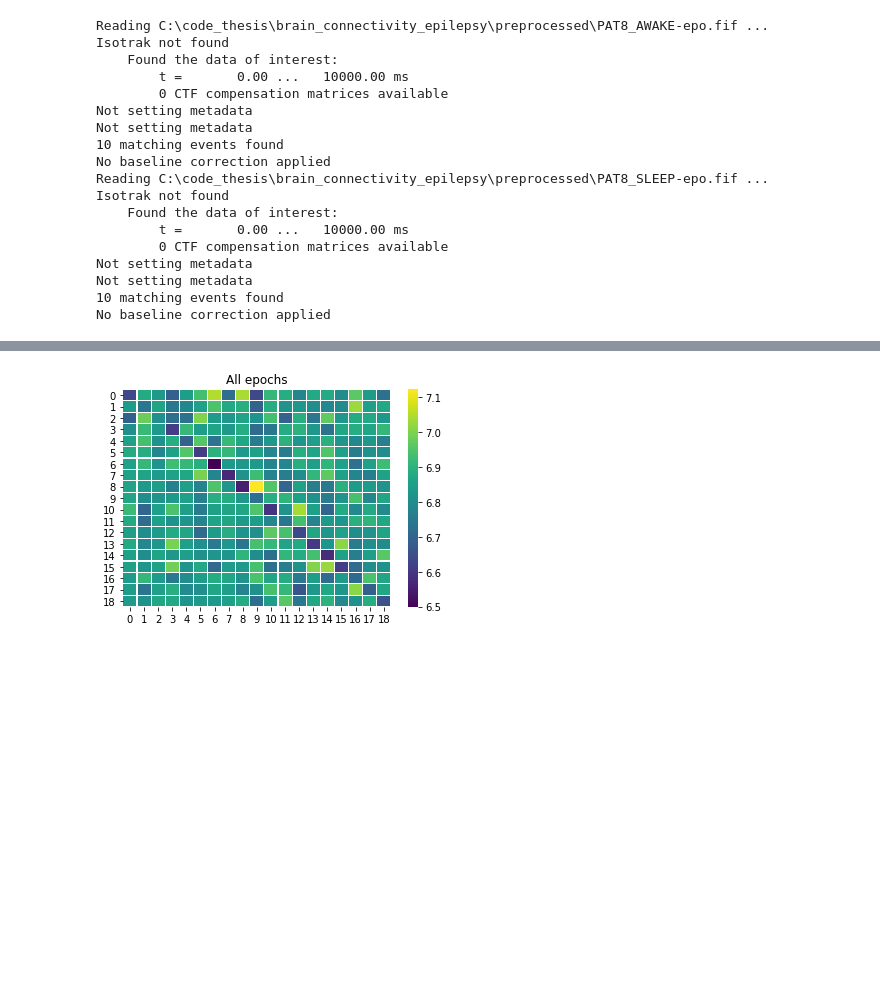
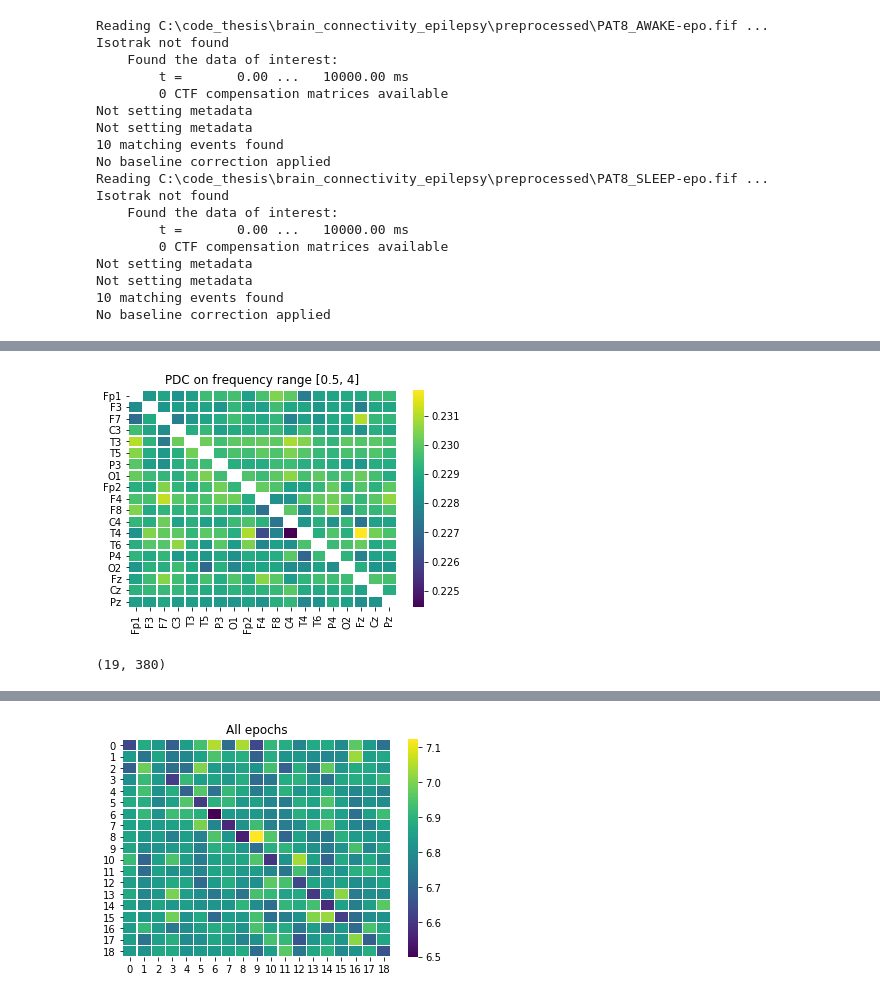
Before and after one commit to igor-casatti/brain_connectivity_epilepsy, a Jupyter notebook: Untitled1.ipynb, the cells around one changed output, grey strips where cells are left out. Drawn from its saved outputs; the diff is of its cells as text; code cells hidden in the pictures; blank space fills up the shorter version.

```diff
--- a/Untitled1.ipynb
+++ b/Untitled1.ipynb
@@ -47 +68,5 @@ myConn.plot_connectivity_hmp(measure='DTF', frequency_band=[5, 10])
+# %%
+myModel.plot_connectivity_hmp(measure = 'PDC', frequency_band = [0.5, 4], hide_diag=True)
+# %% [output]
+[figure, added]
 # %%
@@ -51,0 +75,4 @@ result = scot.varica.mvarica(x=my_data, var=varx, reducedim='no_pca', optimize_v
+# %%
+np.shape(result.a.coef)
+# %% [output]
+(19, 380)
```
Also changed, not shown: parts of 57 cells of this notebook, 2 other files.
